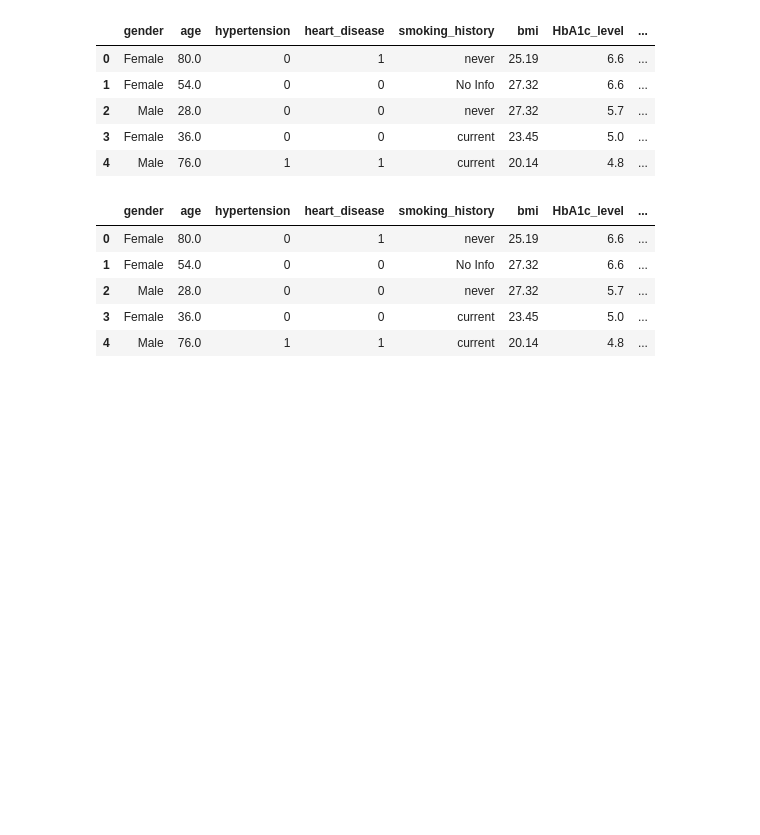
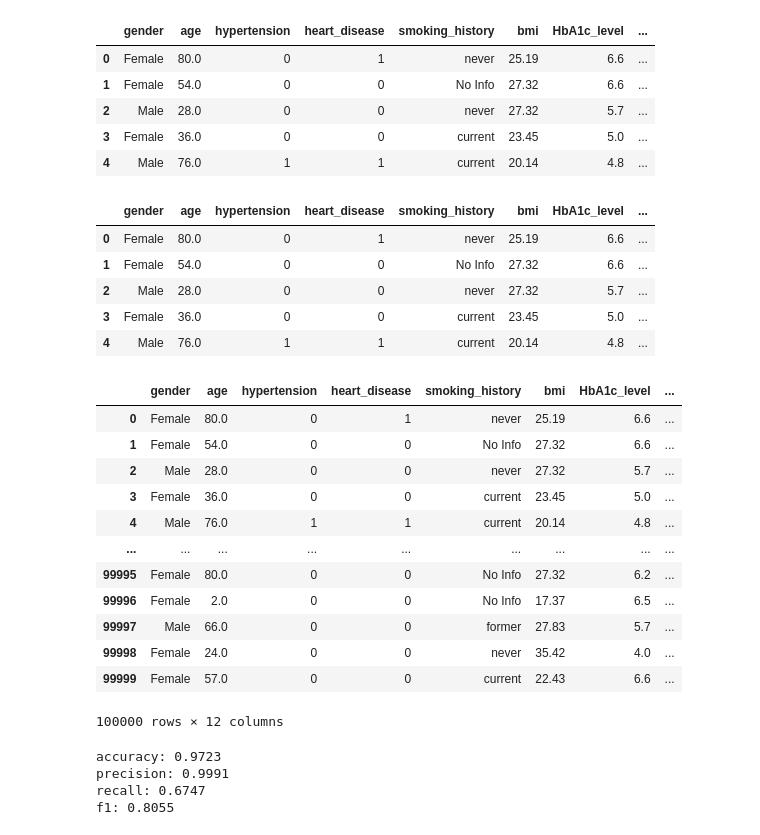
Before and after one commit to prat-kap/Assignment-Task-Management, a Jupyter notebook: Untitled0.ipynb, the cells around one changed output. Drawn from its saved outputs; the diff is of its cells as text; code cells hidden in the pictures; blank space fills up the shorter version.

```diff
--- a/Untitled0.ipynb
+++ b/Untitled0.ipynb
@@ -365,0 +404,62 @@ audit = {
+# %%
+import pandas as pd
+df = pd.read_csv('sample_data/diabetes_prediction_dataset.csv')
+df_processed = df.copy()
+df_processed['gender_encoded'] = (df_processed['gender'] == 'Male').astype(int)
+
+smoking_map = {'never': 0, 'No Info': 1, 'not current': 2,
+               'former': 3, 'ever': 4, 'current': 5}
+df_processed['smoking_history_encoded'] = df_processed['smoking_history'].map(smoking_map)
+df_processed['age_group'] = pd.cut(df_processed['age'], bins=[0, 30, 50, 65, 100], #bins 0-30 signifies young and so on
+                                   labels=['Young (0-30)', 'Middle-Aged (31-50)', 'Senior (51-65)', 'Elderly (65+)'])
+df_processed
+# %% [output]
+|  | gender | age | hypertension | heart_disease | smoking_history | bmi | HbA1c_level | ... |
+| 0 | Female | 80.0 | 0 | 1 | never | 25.19 | 6.6 | ... |
+| 1 | Female | 54.0 | 0 | 0 | No Info | 27.32 | 6.6 | ... |
+| 2 | Male | 28.0 | 0 | 0 | never | 27.32 | 5.7 | ... |
+| 3 | Female | 36.0 | 0 | 0 | current | 23.45 | 5.0 | ... |
+| 4 | Male | 76.0 | 1 | 1 | current | 20.14 | 4.8 | ... |
+| ... | ... | ... | ... | ... | ... | ... | ... | ... |
+| 99995 | Female | 80.0 | 0 | 0 | No Info | 27.32 | 6.2 | ... |
+| 99996 | Female | 2.0 | 0 | 0 | No Info | 17.37 | 6.5 | ... |
+| 99997 | Male | 66.0 | 0 | 0 | former | 27.83 | 5.7 | ... |
+| 99998 | Female | 24.0 | 0 | 0 | never | 35.42 | 4.0 | ... |
+| 99999 | Female | 57.0 | 0 | 0 | current | 22.43 | 6.6 | ... |
+100000 rows × 12 columns
+# %%
+# EDA
+feature_cols = ['gender_encoded', 'age', 'hypertension', 'heart_disease',
+                'smoking_history_encoded', 'bmi', 'HbA1c_level', 'blood_glucose_level']
+x = df_processed[feature_cols]
+y = df_processed['diabetes']
+
+# Store sensitive features
+sensitive_features = df_processed[['gender', 'age_group']].copy()
+sensitive_features
+x_train, x_test, y_train, y_test = train_test_split(
+    x,y,test_size=0.2,random_state=42,stratify=y)
+
+# Train model
+rf_model = RandomForestClassifier(n_estimators = 100, random_state=42, max_depth=10)
+rf_model.fit(x_train,y_train)
+
+# Predictions
+y_pred = rf_model.predict(x_test)
+y_pred_proba = rf_model.predict_proba(x_test)[:, 1]
+
+# Metrics
+accuracy = accuracy_score(y_test, y_pred)
+precision = precision_score(y_test, y_pred)
+recall = recall_score(y_test, y_pred)
+f1 = f1_score(y_test, y_pred)
+roc_auc = roc_auc_score(y_test, y_pred_proba)
+print(f'accuracy: {accuracy:.4f}')
+print(f'precision: {precision:.4f}')
+print(f'recall: {recall:.4f}')
+print(f'f1: {f1:.4f}')
+# %% [output]
+accuracy: 0.9723
+precision: 0.9991
+recall: 0.6747
+f1: 0.8055
```
Also changed, not shown: parts of 2 cells of this notebook.
